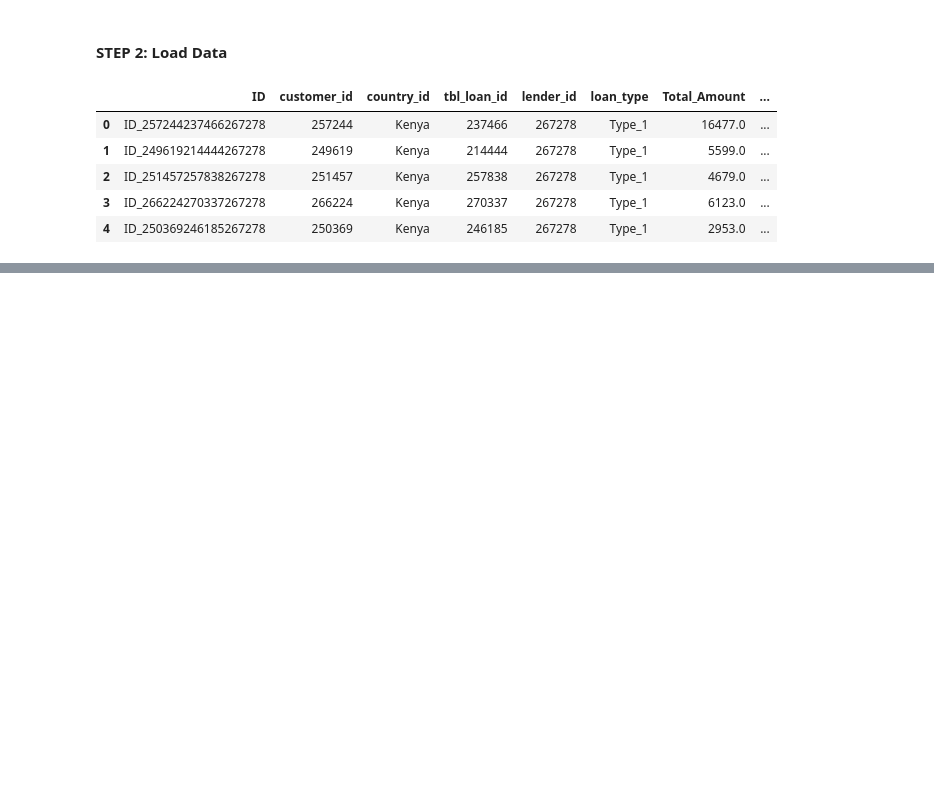
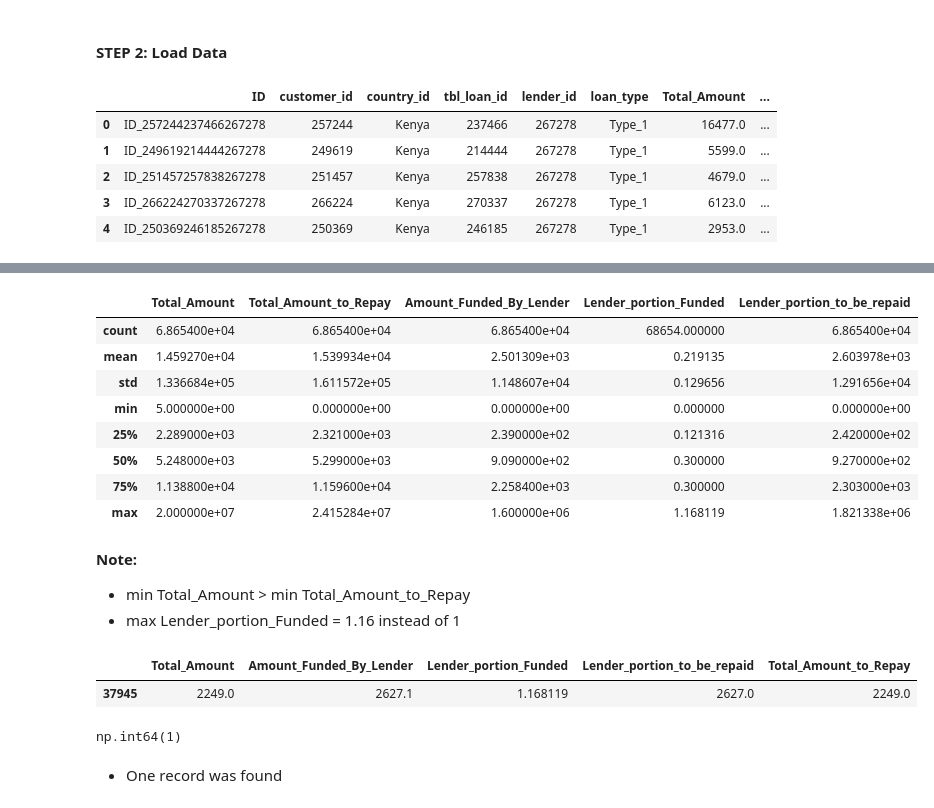
Before and after one commit to PravinMaleya/Credit-Risk-Prediction, a Jupyter notebook: notebooks/01_data_loading.ipynb, the cells around one changed output, grey strips where cells are left out. Cells and saved outputs as stored; diff of their text form; code cells hidden in the pictures; blank space fills up the shorter version.

```diff
--- a/notebooks/01_data_loading.ipynb
+++ b/notebooks/01_data_loading.ipynb
@@ -25,0 +204,44 @@ df.head()
+# %%
+df[
+    [
+        "Total_Amount",
+        "Total_Amount_to_Repay",
+        "Amount_Funded_By_Lender",
+        "Lender_portion_Funded",
+        "Lender_portion_to_be_repaid"
+    ]
+].describe()
+# %% [output]
+|  | Total_Amount | Total_Amount_to_Repay | Amount_Funded_By_Lender | Lender_portion_Funded | Lender_portion_to_be_repaid |
+| count | 6.865400e+04 | 6.865400e+04 | 6.865400e+04 | 68654.000000 | 6.865400e+04 |
+| mean | 1.459270e+04 | 1.539934e+04 | 2.501309e+03 | 0.219135 | 2.603978e+03 |
+| std | 1.336684e+05 | 1.611572e+05 | 1.148607e+04 | 0.129656 | 1.291656e+04 |
+| min | 5.000000e+00 | 0.000000e+00 | 0.000000e+00 | 0.000000 | 0.000000e+00 |
+| 25% | 2.289000e+03 | 2.321000e+03 | 2.390000e+02 | 0.121316 | 2.420000e+02 |
+| 50% | 5.248000e+03 | 5.299000e+03 | 9.090000e+02 | 0.300000 | 9.270000e+02 |
+| 75% | 1.138800e+04 | 1.159600e+04 | 2.258400e+03 | 0.300000 | 2.303000e+03 |
+| max | 2.000000e+07 | 2.415284e+07 | 1.600000e+06 | 1.168119 | 1.821338e+06 |
+# %% [markdown]
+__Note:__
+- min Total_Amount > min Total_Amount_to_Repay
+- max Lender_portion_Funded = 1.16 instead of 1
+# %%
+# Check for any rows where Lender_portion_funded > 1
+df[df["Lender_portion_Funded"] > 1][
+    [
+        "Total_Amount",
+        "Amount_Funded_By_Lender",
+        "Lender_portion_Funded",
+        "Lender_portion_to_be_repaid",
+        "Total_Amount_to_Repay"
+    ]
+].head(10)
+# %% [output]
+|  | Total_Amount | Amount_Funded_By_Lender | Lender_portion_Funded | Lender_portion_to_be_repaid | Total_Amount_to_Repay |
+| 37945 | 2249.0 | 2627.1 | 1.168119 | 2627.0 | 2249.0 |
+# %%
+(df["Lender_portion_Funded"] > 1).sum()
+# %% [output]
+np.int64(1)
+# %% [markdown]
+- One record was found
```
Also changed, not shown: parts of 17 cells of this notebook, 2 other files.
